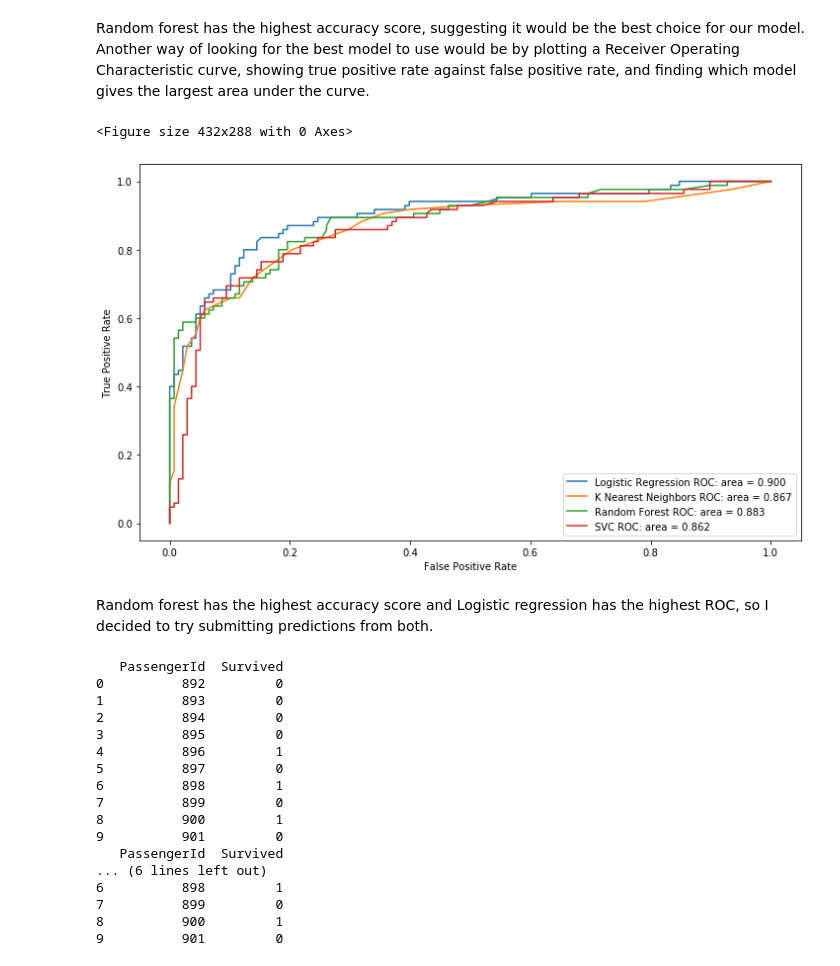
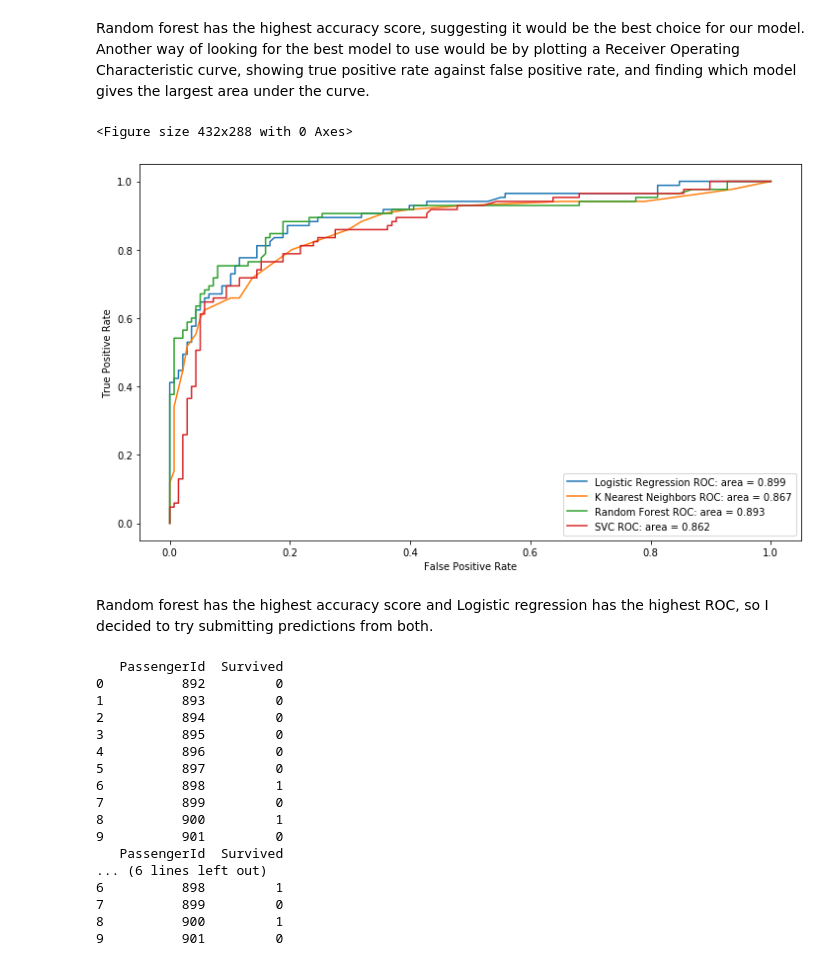
Before and after one commit to mamoore1/titanic_ml_project, a Jupyter notebook: titanic_ml.ipynb, the cells around one changed output. Saved outputs shown, nothing was run; the diff lists cells and outputs as text; code cells hidden in the pictures.

```diff
--- a/titanic_ml.ipynb
+++ b/titanic_ml.ipynb
@@ -239,0 +242,22 @@ print(scaled_log_model.score(scaled_data, target_data))
+# %%
+from sklearn.model_selection import GridSearchCV, KFold
+
+ratio_val = np.arange(0.025, 0.035, step=0.001)
+C_val = 2. ** np.arange(-5, 10, step=2)
+grid_s = [{'C':C_val, 'l1_ratio': ratio_val}]
+model = LogisticRegression(solver='saga', penalty='elasticnet')
+
+log_model_cv = GridSearchCV(estimator=model, param_grid=grid_s, cv=KFold(n_splits=10))
+
+log_model_cv.fit(scaled_data, target_data)
+
+best_c = log_model_cv.best_params_['C']
+best_ratio = log_model_cv.best_params_['l1_ratio']
+
+print(best_c, best_ratio)
+
+blr_model = LogisticRegression(solver='saga', C=best_c, penalty='elasticnet', l1_ratio=best_ratio)
+
+blr_model.fit(scaled_data, target_data)
+
+print(blr_model.score(scaled_data, target_data))
@@ -347,0 +368,18 @@ rf_y_pred = rf_model.predict(scaled_test_data)
+# %%
+depth_val = np.arange(1, 10, step=1)
+tree_num = np.arange(50, 150, step=10)
+grid_rf = [{'max_depth': depth_val, 'n_estimators':tree_num}]
+tree_model = RandomForestClassifier()
+
+tree_cv = GridSearchCV(estimator=tree_model, param_grid=grid_rf, cv=KFold(n_splits=10))
+tree_cv.fit(scaled_data, target_data)
+best_depth = tree_cv.best_params_['max_depth']
+best_n = tree_cv.best_params_['n_estimators']
+
+rf_model = RandomForestClassifier(criterion="entropy", max_depth=best_depth, n_estimators=best_n)
+
+rf_model.fit(x_train, y_train)
+
+print(rf_model.score(x_test, y_test))
+
+rf_y_pred = rf_model.predict(scaled_test_data)
@@ -369,7 +409,7 @@ plt.figure(figsize=(12, 7))
 
 # Calculating probabilities for Logistic Regression
 
-lr_probs = scaled_log_model.fit(x_train, y_train).predict_proba(x_test)
+lr_probs = blr_model.fit(x_train, y_train).predict_proba(x_test)
 
 lr_fpr, lr_tpr, thresholds = roc_curve(y_test, lr_probs[:, 1])
 
@@ -388,34 +428,34 @@ k_auc = auc(k_fpr, k_tpr)
 
 plt.plot(k_fpr, k_tpr, label="K Nearest Neighbors ROC: area = %0.3f" % k_auc)
 
 
 # For Random Forest
 
 rf_probs = rf_model.fit(x_train, y_train).predict_proba(x_test)
 
 rf_fpr, rf_tpr, thresholds = roc_curve(y_test, rf_probs[:, 1])
 
 rf_auc = auc(rf_fpr, rf_tpr)
 
 plt.plot(rf_fpr, rf_tpr, label="Random Forest ROC: area = %0.3f" % rf_auc)
 
 
 # For SVC
 
 svc_probs = svc_model.fit(x_train, y_train).predict_proba(x_test)
 
 svc_fpr, svc_tpr, thresholds = roc_curve(y_test, svc_probs[:, 1])
 
 svc_auc = auc(svc_fpr, svc_tpr)
 
 plt.plot(svc_fpr, svc_tpr, label="SVC ROC: area = %0.3f" % svc_auc)
 plt.xlabel('False Positive Rate')
 plt.ylabel('True Positive Rate')
 plt.legend(loc=0)
 plt.show()
 # %% [output]
 <Figure size 432x288 with 0 Axes>
-[figure, old version]
+[figure, new version]
 # %% [markdown]
 Random forest has the highest accuracy score and Logistic regression has the highest ROC, so I decided to try submitting predictions from both.
 # %%
@@ -423,7 +463,7 @@ Random forest has the highest accuracy score and Logistic regression has the hig
 
 scaled_test_data = pd.DataFrame(scaler.fit_transform(cleaned_test_data))
 
-log_y_pred = scaled_log_model.predict(scaled_test_data)
+log_y_pred = blr_model.predict(scaled_test_data)
 
 rf_model.fit(scaled_data, target_data)
 
@@ -434,16 +474,16 @@ def generate_results(y_pred, filename="titanic_results.csv"):
     print(results.head(10))
     results.to_csv(filename, index=False)
 
-generate_results(log_y_pred, "titanic_results.csv") # Kaggle gave this a score of 0.77511
+generate_results(log_y_pred, "titanic_results.csv")
 
-generate_results(rf_y_pred, "titanic_rf_results.csv") # 0.77751
+generate_results(rf_y_pred, "titanic_rf_results.csv")
 # %% [output]
    PassengerId  Survived
 0          892         0
 1          893         0
 2          894         0
 3          895         0
-4          896         1
+4          896         0
 5          897         0
 6          898         1
 7          899         0
```
Also changed, not shown: parts of 5 cells of this notebook, 2 other files.
